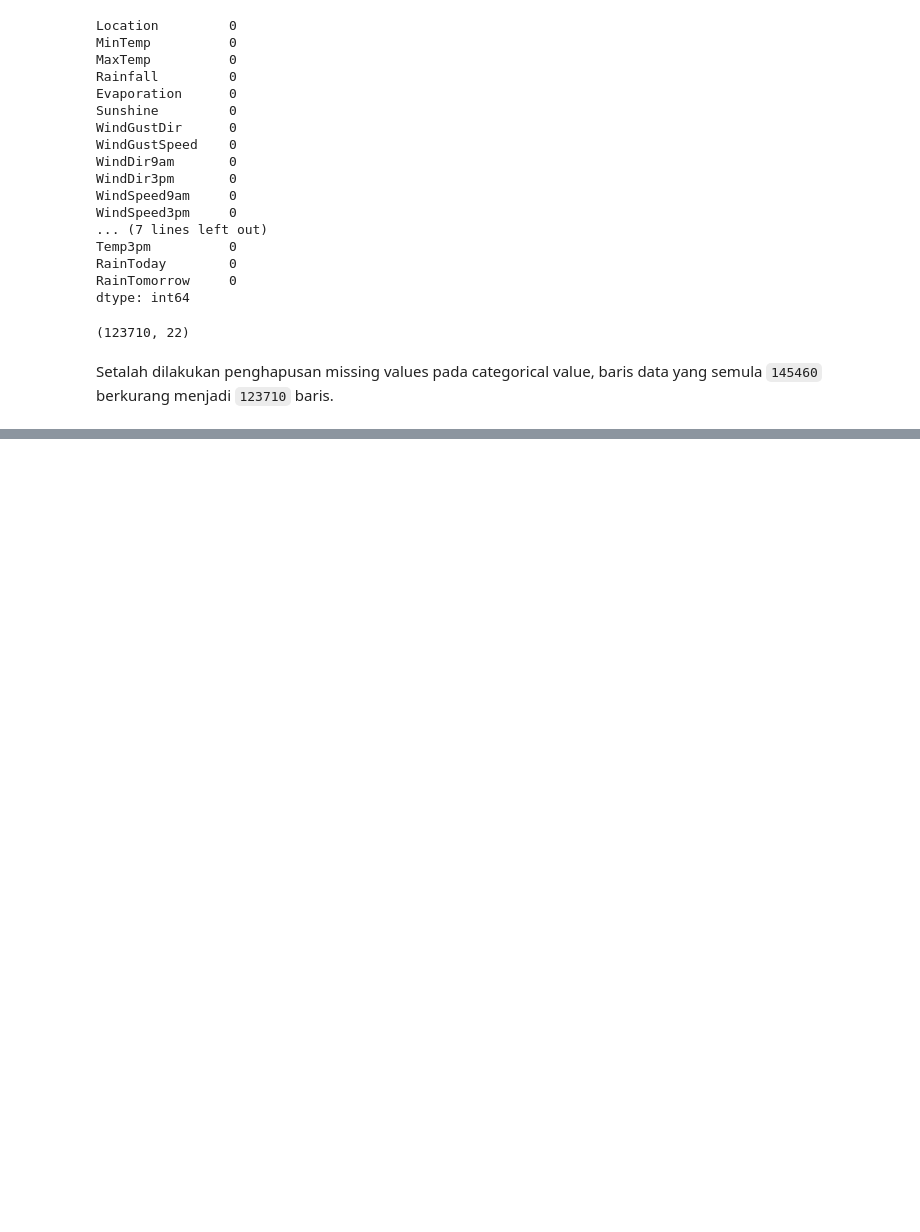
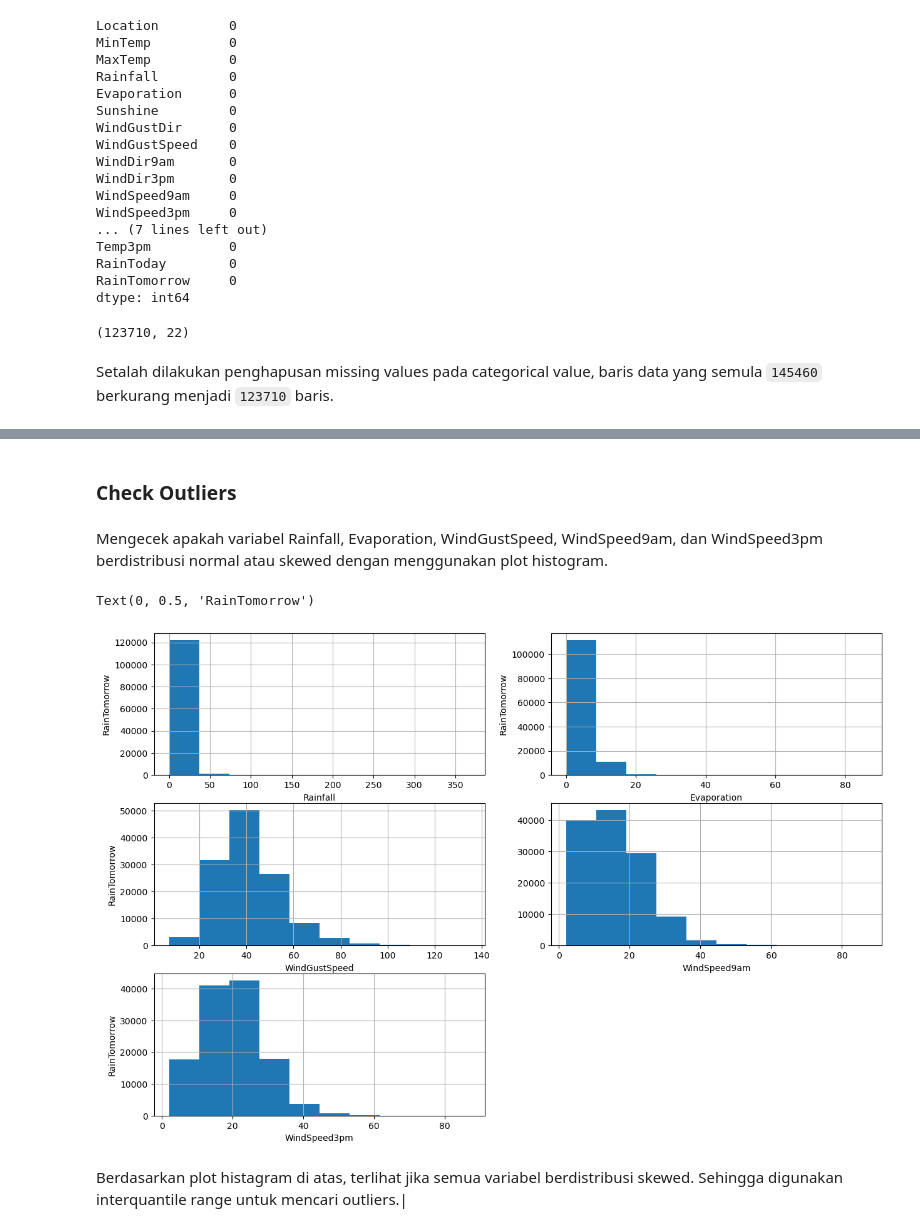
Before and after one commit to mfarizky/H8_5, a Jupyter notebook: project/PYTN_KampusMerdeka_fp2_Rijal.ipynb, the cells around one changed output, grey strips where cells are left out. Saved outputs shown, nothing was run; the diff lists cells and outputs as text; code cells hidden in the pictures; blank space fills up the shorter version.

```diff
--- a/project/PYTN_KampusMerdeka_fp2_Rijal.ipynb
+++ b/project/PYTN_KampusMerdeka_fp2_Rijal.ipynb
@@ -214,0 +275,41 @@ Setalah dilakukan penghapusan missing values pada categorical value, baris data
+# %% [markdown]
+### Check Outliers
+# %% [markdown]
+Mengecek apakah variabel Rainfall, Evaporation, WindGustSpeed, WindSpeed9am, dan WindSpeed3pm berdistribusi normal atau skewed dengan menggunakan plot histogram.
+# %%
+# plot histogram to check distribution
+
+plt.figure(figsize=(15,10))
+
+
+plt.subplot(3, 2, 1)
+fig = df_wth.Rainfall.hist(bins=10)
+fig.set_xlabel('Rainfall')
+fig.set_ylabel('RainTomorrow')
+
+
+plt.subplot(3, 2, 2)
+fig = df_wth.Evaporation.hist(bins=10)
+fig.set_xlabel('Evaporation')
+fig.set_ylabel('RainTomorrow')
+
+
+plt.subplot(3, 2, 3)
+fig = df_wth.WindGustSpeed.hist(bins=10)
+fig.set_xlabel('WindGustSpeed')
+fig.set_ylabel('RainTomorrow')
+
+
+plt.subplot(3, 2, 4)
+fig = df_wth.WindSpeed9am.hist(bins=10)
+fig.set_xlabel('WindSpeed9am')
+
+plt.subplot(3, 2, 5)
+fig = df_wth.WindSpeed3pm.hist(bins=10)
+fig.set_xlabel('WindSpeed3pm')
+fig.set_ylabel('RainTomorrow')
+# %% [output]
+Text(0, 0.5, 'RainTomorrow')
+[figure, added]
+# %% [markdown]
+Berdasarkan plot histagram di atas, terlihat jika semua variabel berdistribusi skewed. Sehingga digunakan interquantile range untuk mencari outliers.|
```
Also changed, not shown: parts of 36 cells of this notebook.
